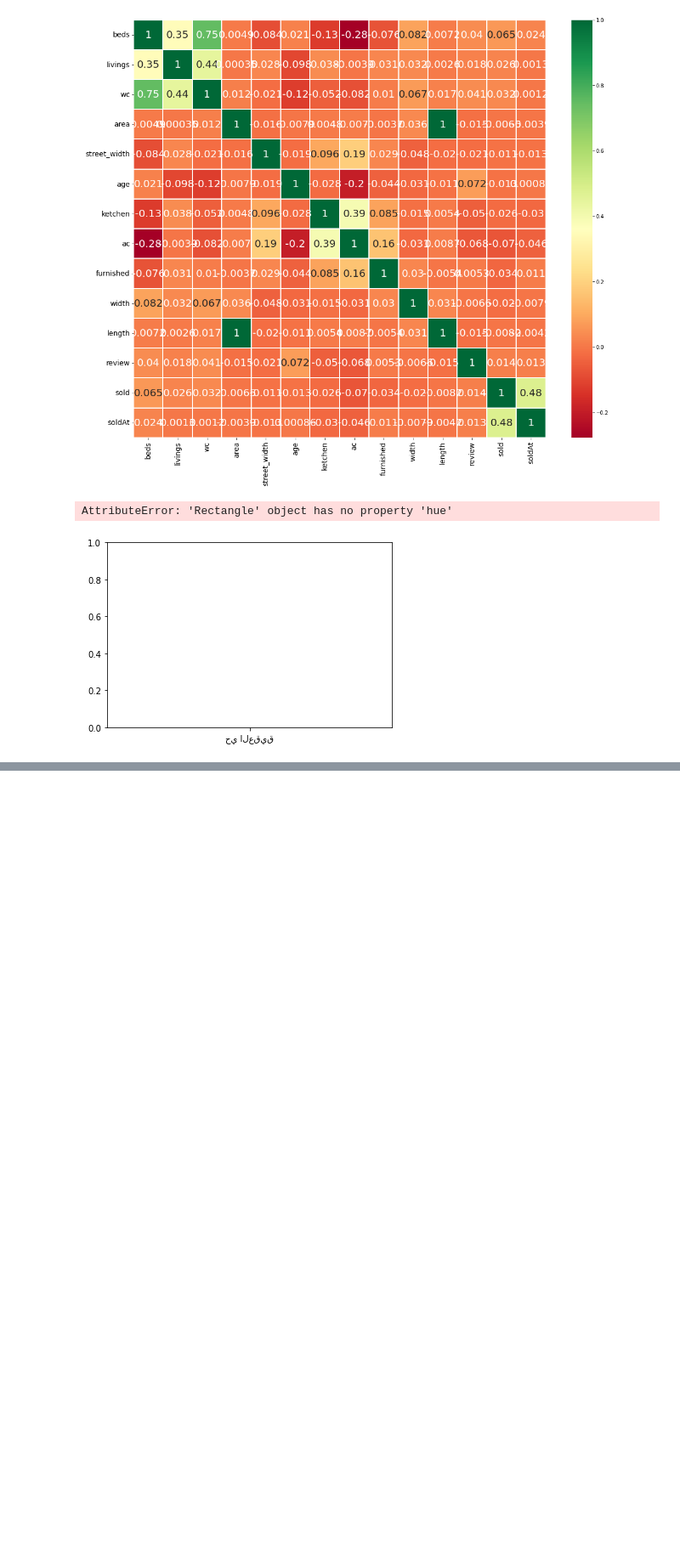
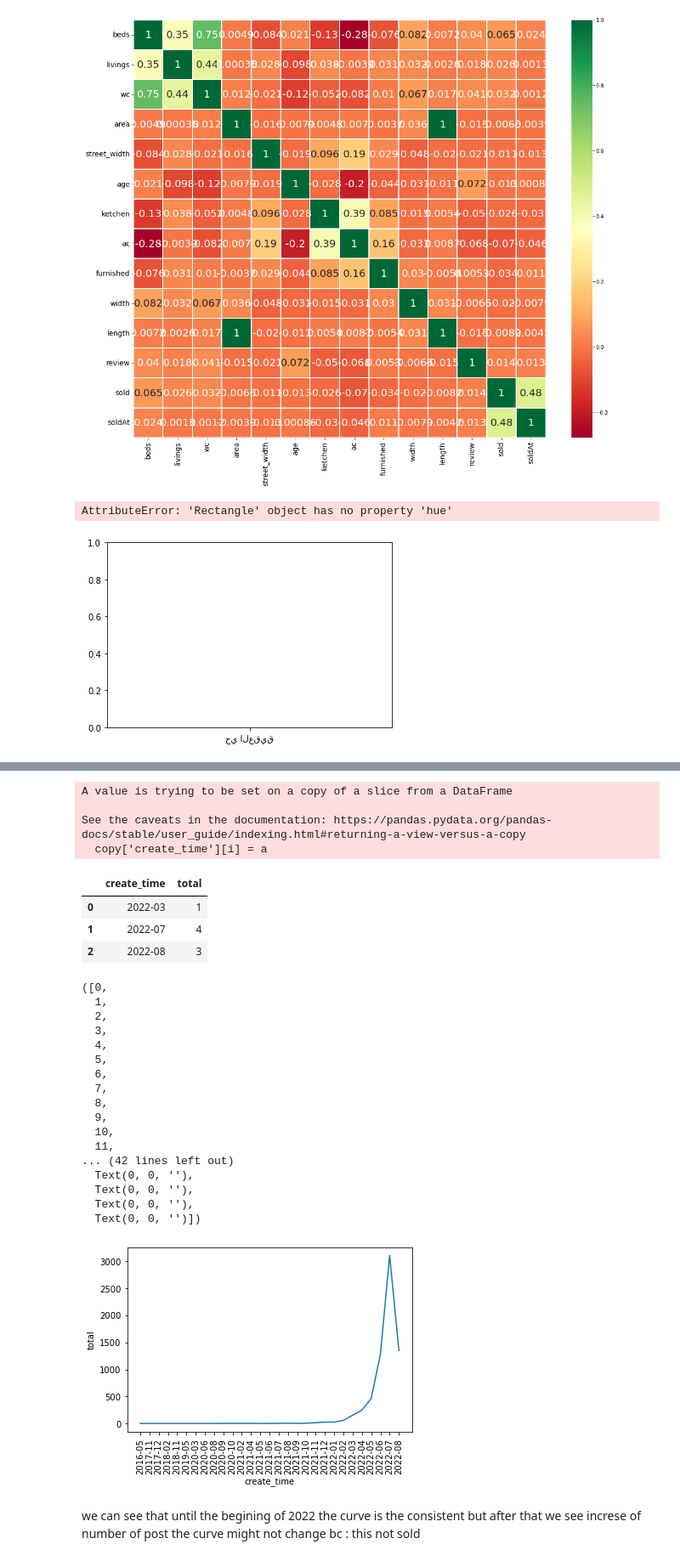
Before and after one commit to Abdulmalik-rebdi/aqar1, a Jupyter notebook: src/EDAdraft.ipynb, the cells around one changed output, grey strips where cells are left out. Shown: that part at 85% size. Saved outputs shown, nothing was run; the diff lists cells and outputs as text; code cells hidden in the pictures; blank space fills up the shorter version.

```diff
--- a/src/EDAdraft.ipynb
+++ b/src/EDAdraft.ipynb
@@ -293,0 +320,3 @@ AttributeError: 'Rectangle' object has no property 'hue'
+# %%
+a = df['create_time'][2][2:12]
+pd.to_datetime(a , format = '%Y-%m-%d')
@@ -293,0 +325,2 @@ AttributeError: 'Rectangle' object has no property 'hue'
+# %%
+copy = df
@@ -293,0 +331,21 @@ AttributeError: 'Rectangle' object has no property 'hue'
+# %%
+i=0
+while i < len(df['create_time']):
+    a = df['create_time'][i][2:9]
+    # a = pd.to_datetime(a , format = '%Y-%m-%d')
+    copy['create_time'][i] = a
+    i+=1
+# %% [output]
+A value is trying to be set on a copy of a slice from a DataFrame
+
+See the caveats in the documentation: https://pandas.pydata.org/pandas-docs/stable/user_guide/indexing.html#returning-a-view-versus-a-copy
+  copy['create_time'][i] = a
+# %%
+Copy = copy.groupby('create_time').size().reset_index(name = 'total')
+# %%
+copy
+# %% [output]
+|  | create_time | total |
+| 0 | 2022-03 | 1 |
+| 1 | 2022-07 | 4 |
+| 2 | 2022-08 | 3 |
@@ -293,0 +354,30 @@ AttributeError: 'Rectangle' object has no property 'hue'
+# %%
+sns.lineplot(data=Copy,
+             x='create_time',
+             y='total',
+            #  hue='year'
+             )
+plt.xticks(rotation="90")
+# %% [output]
+([0,
+  1,
+  2,
+  3,
+  4,
+  5,
+  6,
+  7,
+  8,
+  9,
+  10,
+  11,
+... (42 lines left out)
+  Text(0, 0, ''),
+  Text(0, 0, ''),
+  Text(0, 0, ''),
+  Text(0, 0, '')])
+[figure, added]
+# %% [markdown]
+we can see that until the begining of 2022 the curve is the consistent but after that we see increse of number of post
+the curve might not change
+bc : this not sold
```
Also changed, not shown: parts of 36 cells of this notebook, 4 other files.
